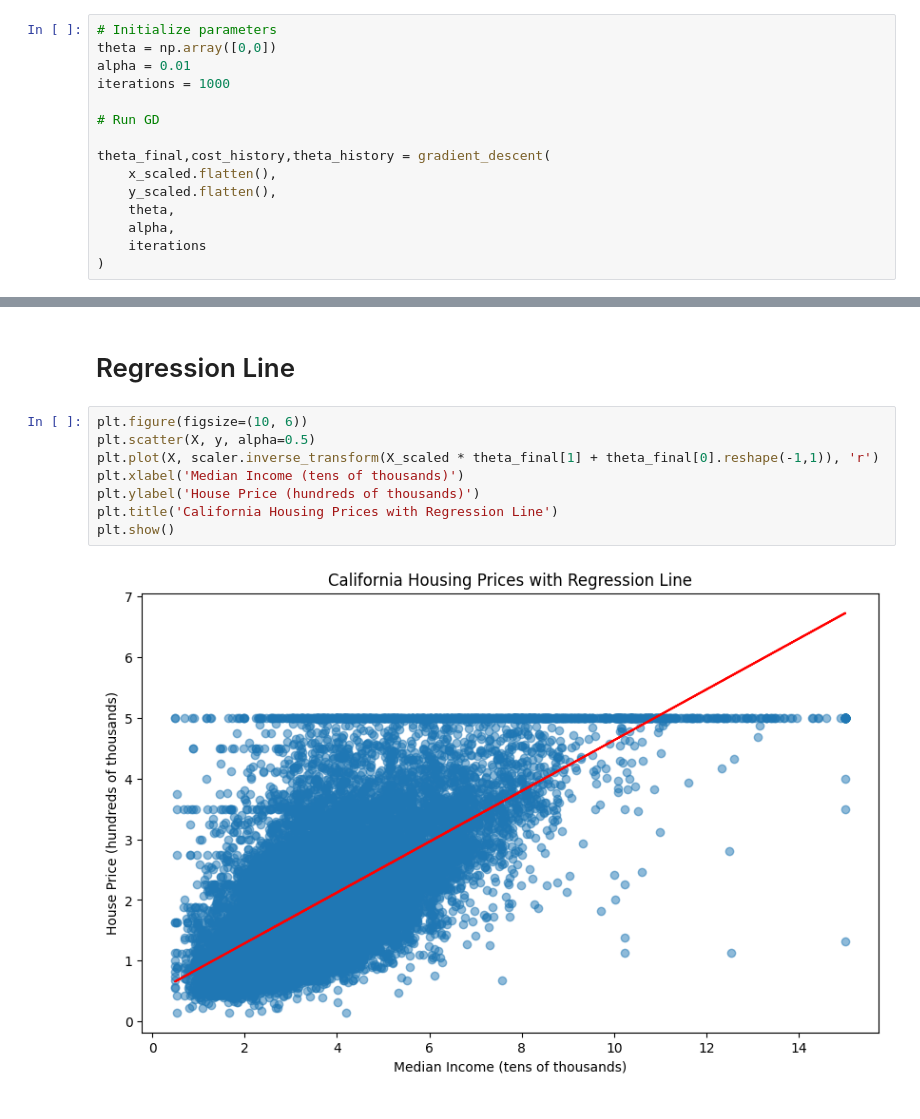
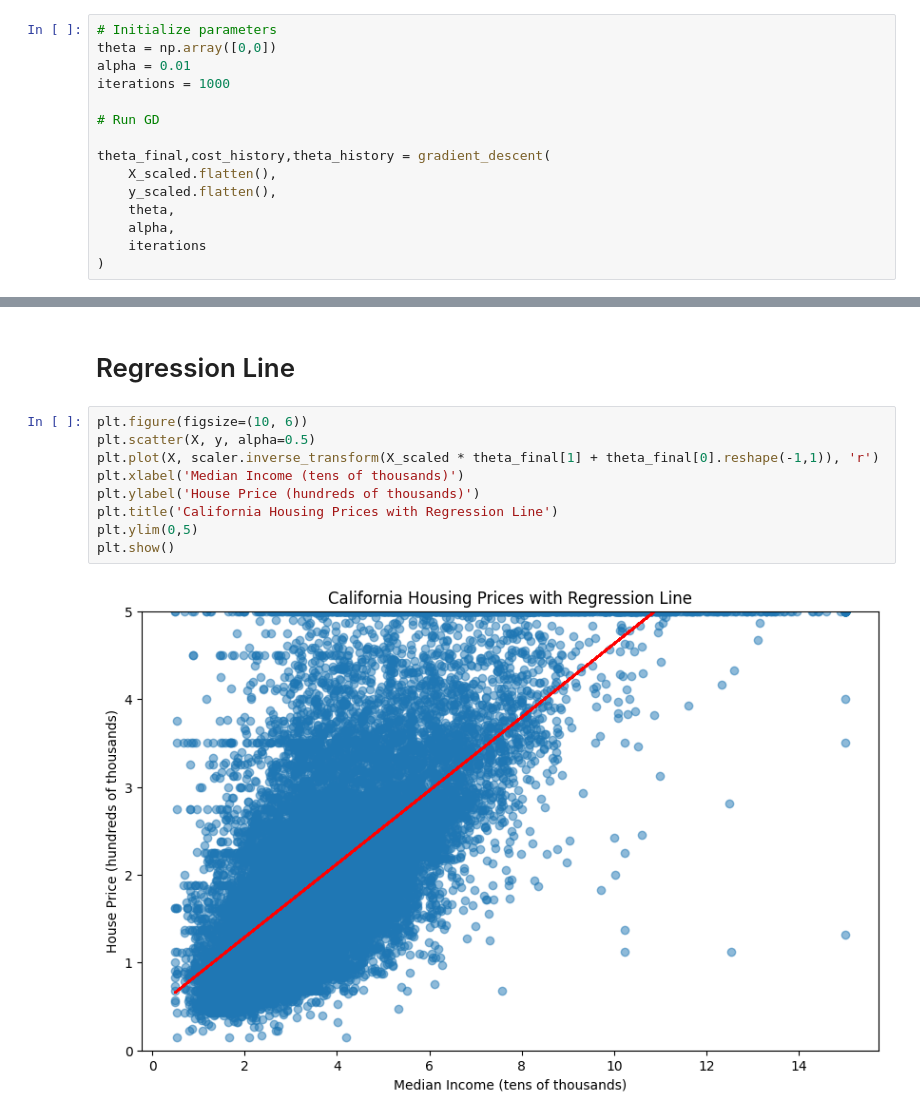
Before and after one commit to Yc3t/ml-noteboooks, a Jupyter notebook: linear-regression-california-housing.ipynb, the cells around one changed output, grey strips where cells are left out. Cells and saved outputs as stored; diff of their text form.

```diff
--- a/linear-regression.ipynb
+++ b/linear-regression-california-housing.ipynb
@@ -172,7 +172,7 @@ iterations = 1000
 # Run GD
 
 theta_final,cost_history,theta_history = gradient_descent(
-    x_scaled.flatten(),
+    X_scaled.flatten(),
     y_scaled.flatten(),
     theta,
     alpha,
@@ -259,10 +259,11 @@ plt.show()
 # %%
 plt.figure(figsize=(10, 6))
 plt.scatter(X, y, alpha=0.5)
 plt.plot(X, scaler.inverse_transform(X_scaled * theta_final[1] + theta_final[0].reshape(-1,1)), 'r')
 plt.xlabel('Median Income (tens of thousands)')
 plt.ylabel('House Price (hundreds of thousands)')
 plt.title('California Housing Prices with Regression Line')
+plt.ylim(0,5)
 plt.show()
 # %% [output]
-[figure, old version]
+[figure, new version]
```
Also changed, not shown: parts of 2 cells of this notebook, 2 other files.
